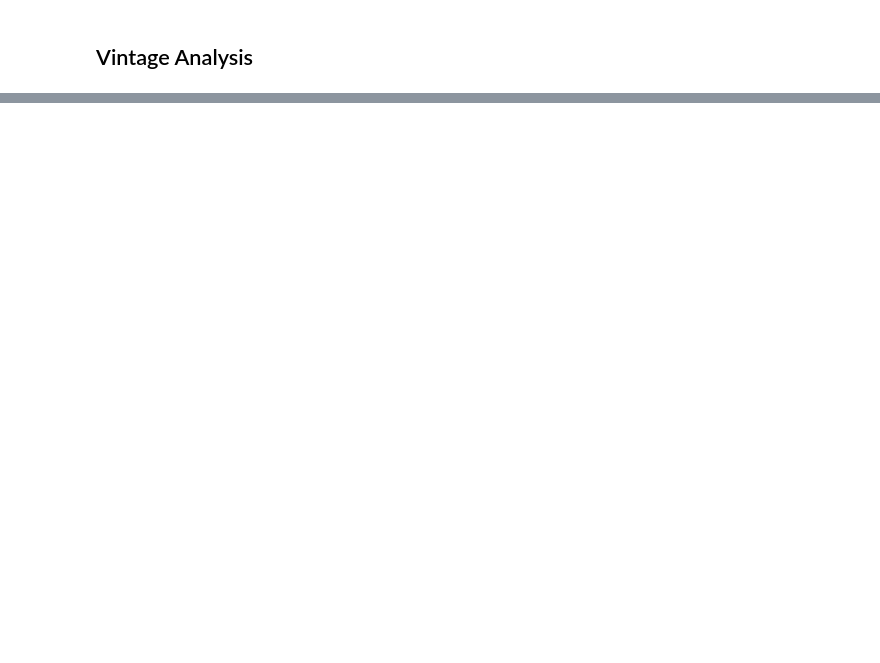
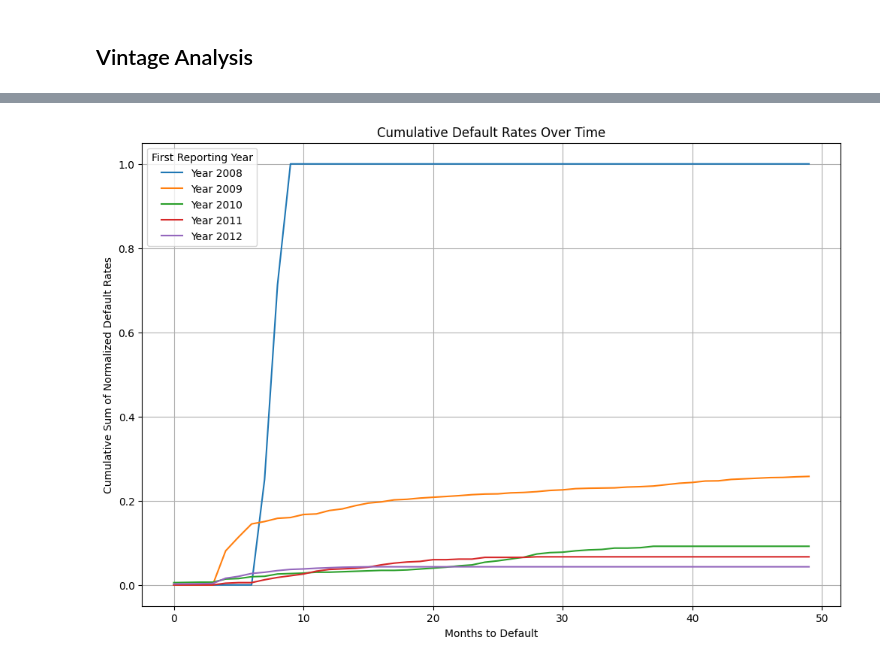
Before and after one commit to Shruti-codes-ml/B-Score, a Jupyter notebook: ShrutiPathak_Assignment1.ipynb, the cells around one changed output, grey strips where cells are left out. Saved outputs shown, nothing was run; the diff lists cells and outputs as text; code cells hidden in the pictures; blank space fills up the shorter version.

```diff
--- a/ShrutiPathak_Assignment1.ipynb
+++ b/ShrutiPathak_Assignment1.ipynb
@@ -392,0 +464,45 @@ roll_rate
+# %%
+data2['First_Reporting'] = data2.groupby('MASK_CREDITCARD')['PERIOD'].transform('min')
+data2['Default'] = data2['NB_DAYS_DELINQ'].astype(float) >= 4
+data2['First_Default_Date'] = data2.groupby('MASK_CREDITCARD')['PERIOD'].transform(lambda x: x[data2['Default']].min())
+data2['Is_First_Default'] = data2['PERIOD'] == data2['First_Default_Date']
+data2['Months_to_Default'] = np.where(
+    data2['Is_First_Default'],
+    (data2['PERIOD'] - data2['First_Reporting']).dt.days // 30,
+    np.nan
+)
+data2['First_Reporting'] = data2.groupby('MASK_CREDITCARD')['PERIOD'].transform('min').dt.year
+
+# Group by Months_to_Default and First_Reporting and count unique MASK_CREDITCARD
+grouped = data2.dropna(subset=['Months_to_Default']).groupby(['Months_to_Default', 'First_Reporting'])['MASK_CREDITCARD'].nunique().unstack(fill_value=0)
+
+total_accounts_per_year = data2.groupby('First_Reporting')['MASK_CREDITCARD'].nunique()
+normalized_grouped = grouped.divide(total_accounts_per_year, axis=1)
+
+cumulative_normalized_grouped = normalized_grouped.cumsum()
+# %%
+import matplotlib.pyplot as plt
+
+# Plotting the cumulative sum for each year
+plt.figure(figsize=(12, 8))
+
+for year in cumulative_normalized_grouped.columns[:-1]:  # Exclude the 'Total' column
+    plt.plot(
+        cumulative_normalized_grouped.index,  # Months on x-axis
+        cumulative_normalized_grouped[year],  # Cumulative sum on y-axis
+        label=f'Year {year}'  # Label for each year
+    )
+
+# Adding titles and labels
+plt.title('Cumulative Default Rates Over Time')
+plt.xlabel('Months to Default')
+plt.ylabel('Cumulative Sum of Normalized Default Rates')
+
+# Adding a legend
+plt.legend(title='First Reporting Year')
+
+# Display the plot
+plt.grid(True)
+plt.show()
+# %% [output]
+[figure, added]
```
Also changed, not shown: parts of 9 cells of this notebook.
